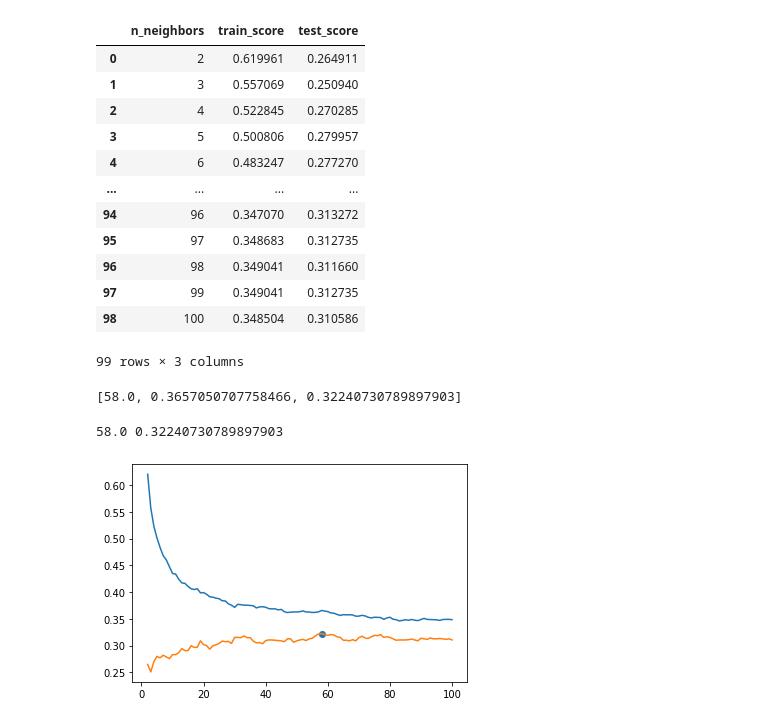
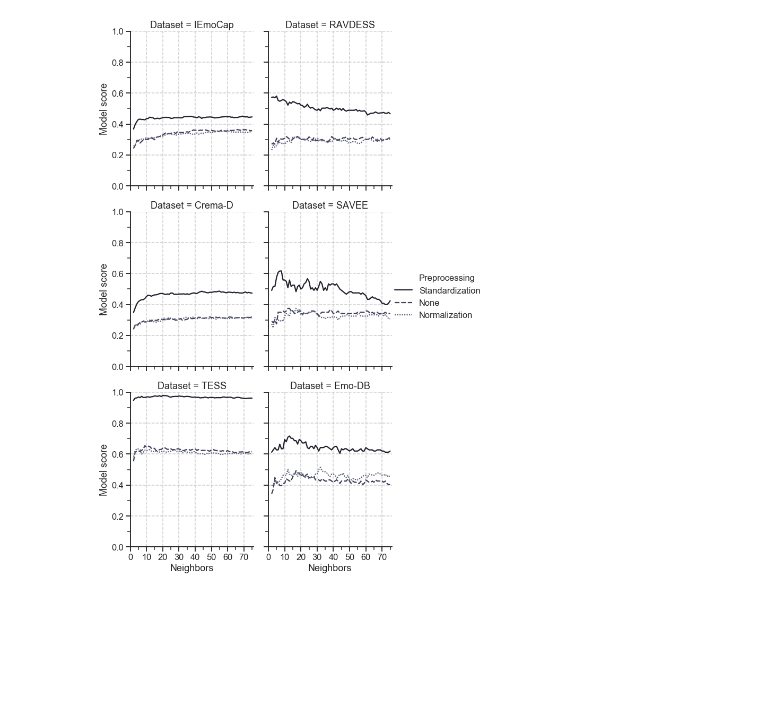
Before and after one commit to iamryabinov/SER_SVM_KNN, a Jupyter notebook: classifiers/knn/visualize.ipynb, the cells around one changed output. Drawn from its saved outputs; the diff is of its cells as text; code cells hidden in the pictures; blank space fills up the shorter version.

Commit message:
work on visualizations

```diff
--- a/classifiers/knn/visualize.ipynb
+++ b/classifiers/knn/visualize.ipynb
@@ -4,17 +0,0 @@ import matplotlib.pyplot as plt
-# %%
-df = pd.read_csv('crema-d_train_test_score.csv', delimiter=';')
-df
-# %% [output]
-|  | n_neighbors | train_score | test_score |
-| 0 | 2 | 0.619961 | 0.264911 |
-| 1 | 3 | 0.557069 | 0.250940 |
-| 2 | 4 | 0.522845 | 0.270285 |
-| 3 | 5 | 0.500806 | 0.279957 |
-| 4 | 6 | 0.483247 | 0.277270 |
-| ... | ... | ... | ... |
-| 94 | 96 | 0.347070 | 0.313272 |
-| 95 | 97 | 0.348683 | 0.312735 |
-| 96 | 98 | 0.349041 | 0.311660 |
-| 97 | 99 | 0.349041 | 0.312735 |
-| 98 | 100 | 0.348504 | 0.310586 |
-99 rows × 3 columns
@@ -26,18 +1,38 @@ test_score = test_score.values.tolist()
-# %%
-_ = df.iloc[df['test_score'].argmax()].values.tolist()
-_
-# %% [output]
-[58.0, 0.3657050707758466, 0.32240730789897903]
-# %%
-max_test_score_n = _[0]
-max_test_score = _[2]
-print(max_test_score_n, max_test_score)
-# %% [output]
-58.0 0.32240730789897903
-# %%
-plt.plot(n_neighbors, train_score)
-plt.plot(n_neighbors, test_score)
-plt.scatter(max_test_score_n, max_test_score)
-plt.show()
-# %% [output]
-[figure, removed]
+# %%
+import seaborn as sns
+import matplotlib.pyplot as plt
+import pandas as pd
+import matplotlib as mpl
+%matplotlib inline
+
+
+sns.set_style('ticks', {'axes.grid': True,
+                        'grid.linestyle': '--',
+                        'xtick.direction': 'out',
+                        'ytick.direction': 'out',
+                        "lines.linewidth": 5.5,
+                        'font.size': 35,
+                        'font.family' : 'Sans'
+                        })
+sns.set_context('talk')
+sns.set_palette('bone')
+df = pd.read_csv('knn_summarized_results_final.csv', delimiter=';')
+df = df.loc[df['Dataset'] != 'English-Assembly-Six']
+df = df.loc[(df['Labeling'] == 'Descrete basic emotions') & (df['Subset'] == 'Test')]
+g = sns.relplot(x="Neighbors", y="Model score",
+                hue="Preprocessing", hue_order=['Standardization', 'None', 'Normalization'],
+                style='Preprocessing', style_order=['Standardization', 'None', 'Normalization'],
+                col="Dataset", col_wrap=2,
+                legend='full', height=5, aspect=5/6,
+                kind="line", data=df, facet_kws={'sharex': True, 'sharey': True, 'despine': False}
+               )
+g.set(xlim=(0, 76), ylim=(0, 1))
+for ax in g.axes.flat:
+    ax.xaxis.set_major_locator(mpl.ticker.MultipleLocator(10))
+    ax.xaxis.set_minor_locator(mpl.ticker.MultipleLocator(5))
+    ax.yaxis.set_major_locator(mpl.ticker.MultipleLocator(0.2))
+    ax.yaxis.set_minor_locator(mpl.ticker.MultipleLocator(0.1))
+sns.despine()
+plt.show()
+# %% [output]
+[figure, added]
```
Also changed, not shown: parts of 3 cells of this notebook, 3 other files.
